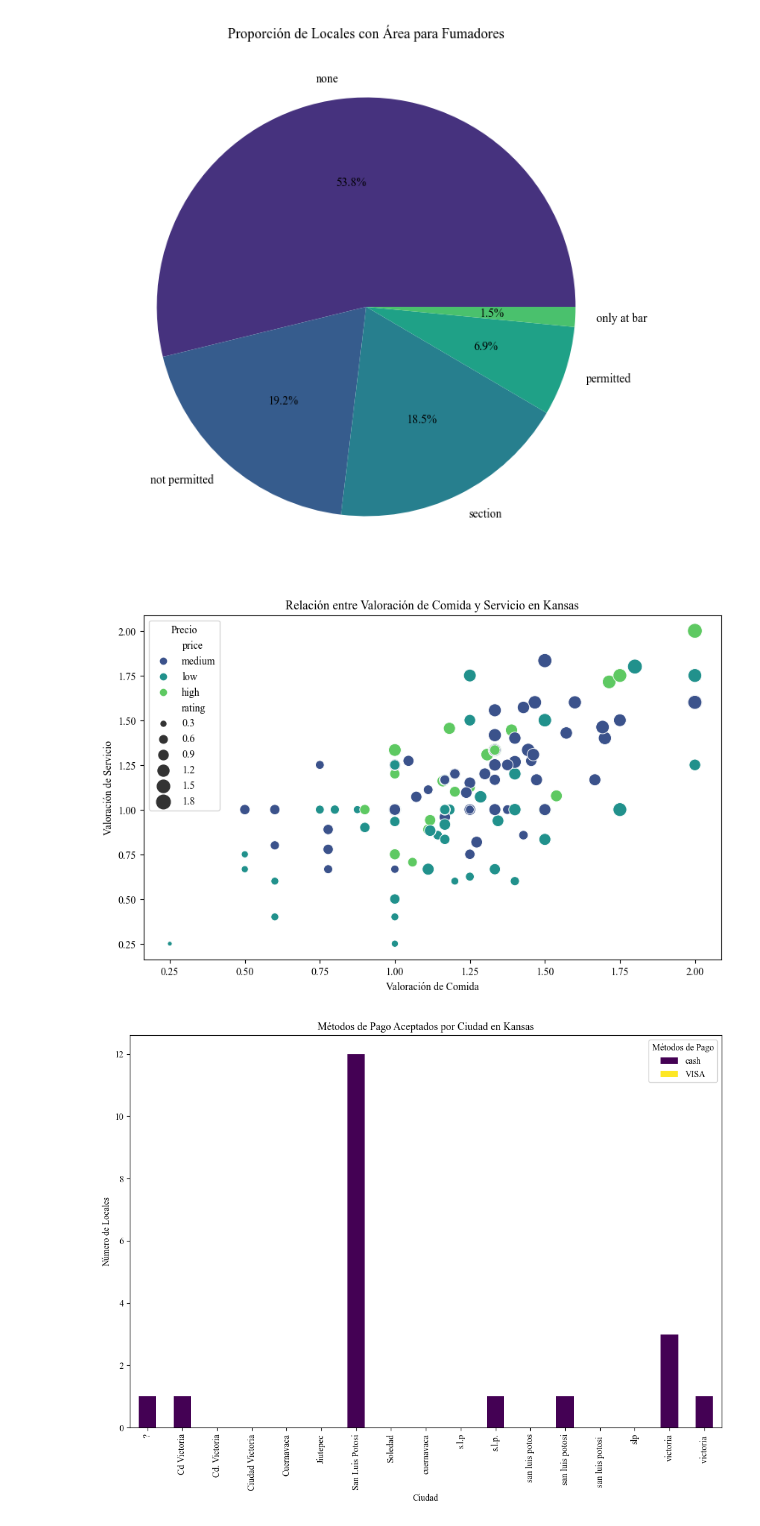
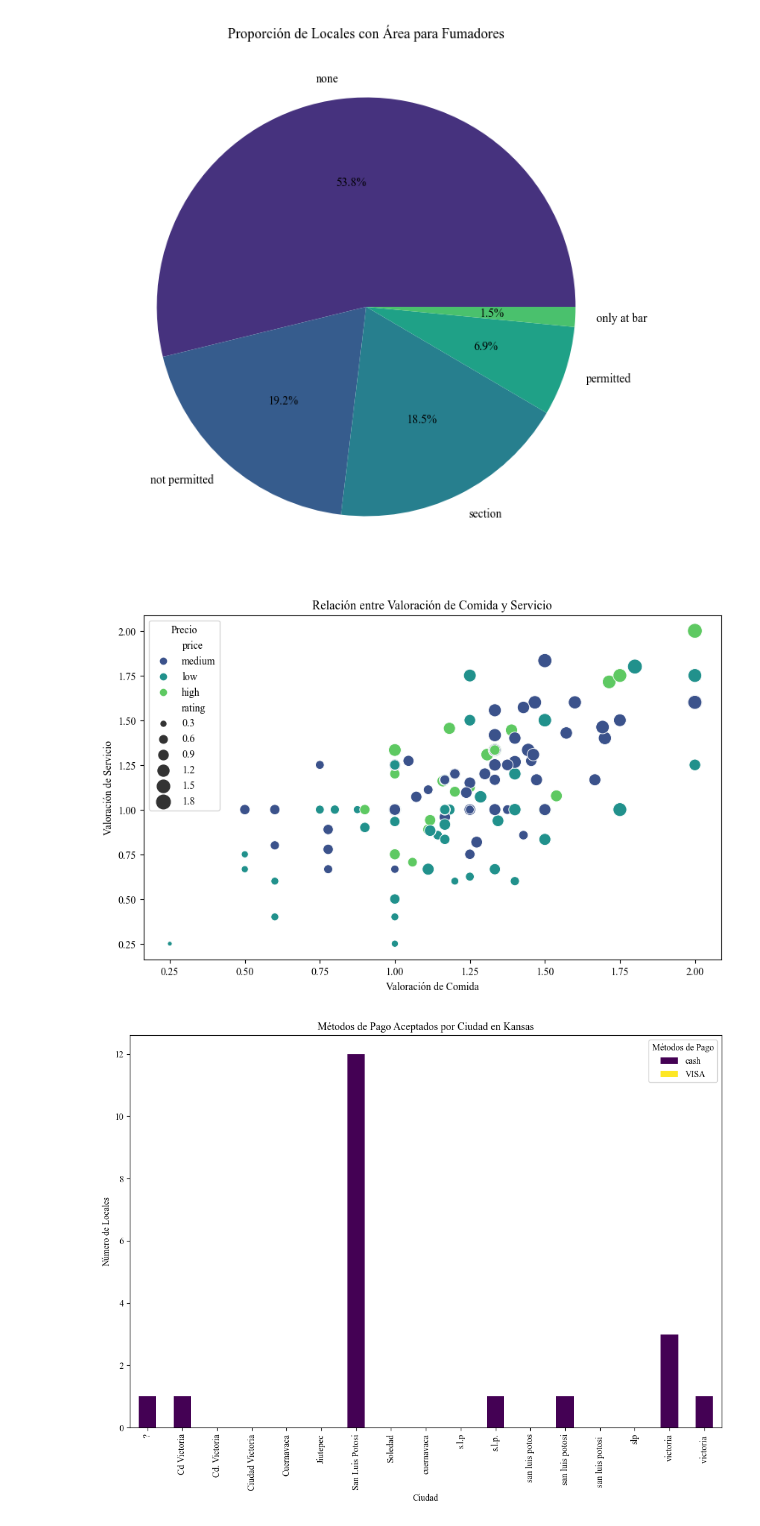
Before and after one commit to bsoifer/PredictivoAvanzado, a Jupyter notebook: TP2/EDA.ipynb, the cells around one changed output. Cells and saved outputs as stored; diff of their text form; code cells hidden in the pictures.

```diff
--- a/TP2/EDA.ipynb
+++ b/TP2/EDA.ipynb
@@ -91,13 +91,13 @@ plt.show()
 # %%
 plt.figure(figsize=(10, 6))
 sns.scatterplot(data=locales, x='food_rating', y='service_rating', hue='price', palette='viridis', size='rating', sizes=(20, 200))
-plt.title('Relación entre Valoración de Comida y Servicio en Kansas')
+plt.title('Relación entre Valoración de Comida y Servicio')
 plt.xlabel('Valoración de Comida')
 plt.ylabel('Valoración de Servicio')
 plt.legend(title='Precio')
 plt.show()
 # %% [output]
-[figure, old version]
+[figure, new version]
 # %%
 locales['Rpayment_list'] = locales['Rpayment'].apply(lambda x: x.split(',') if isinstance(x, str) else [])
 
```
Also changed, not shown: parts of 2 cells of this notebook, 6 other files.
